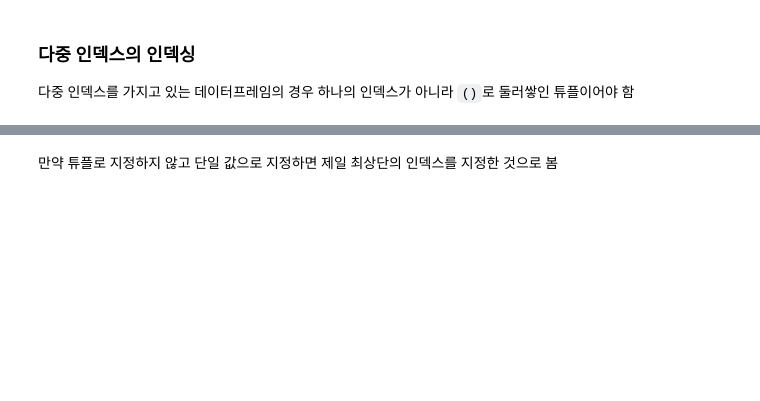
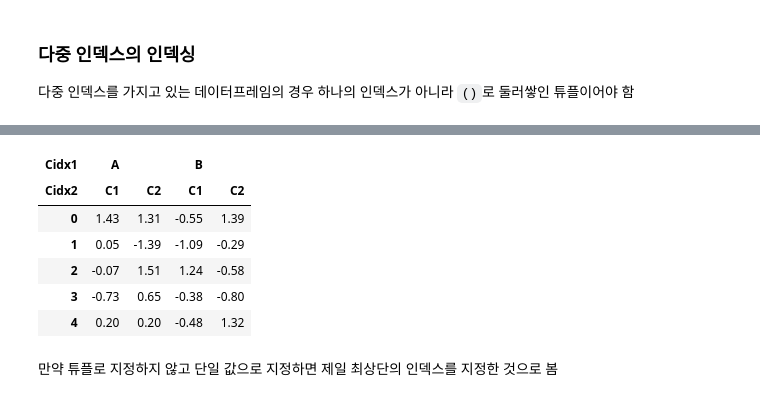
Before and after one commit to pjh753156a/python-basic, a Jupyter notebook: python-data-analysis-basic-20240118-main/pandas_data_analysis/pandas_multi_index.ipynb, the cells around one changed output, grey strips where cells are left out. Saved outputs shown, nothing was run; the diff lists cells and outputs as text; code cells hidden in the pictures; blank space fills up the shorter version.

```diff
--- a/python-data-analysis-basic-20240118-main/pandas_data_analysis/pandas_multi_index.ipynb
+++ b/python-data-analysis-basic-20240118-main/pandas_data_analysis/pandas_multi_index.ipynb
@@ -198,3 +198,13 @@ NameError: name 'df' is not defined
+# %%
+df
+# %% [output]
+| Cidx1 | A |  | B |  |
+| Cidx2 | C1 | C2 | C1 | C2 |
+| 0 | 1.43 | 1.31 | -0.55 | 1.39 |
+| 1 | 0.05 | -1.39 | -1.09 | -0.29 |
+| 2 | -0.07 | 1.51 | 1.24 | -0.58 |
+| 3 | -0.73 | 0.65 | -0.38 | -0.80 |
+| 4 | 0.20 | 0.20 | -0.48 | 1.32 |
 # %% [markdown]
 만약 튜플로 지정하지 않고 단일 값으로 지정하면 제일 최상단의 인덱스를 지정한 것으로 봄
 # %%
```
Also changed, not shown: parts of 37 cells of this notebook, 2 other files.
